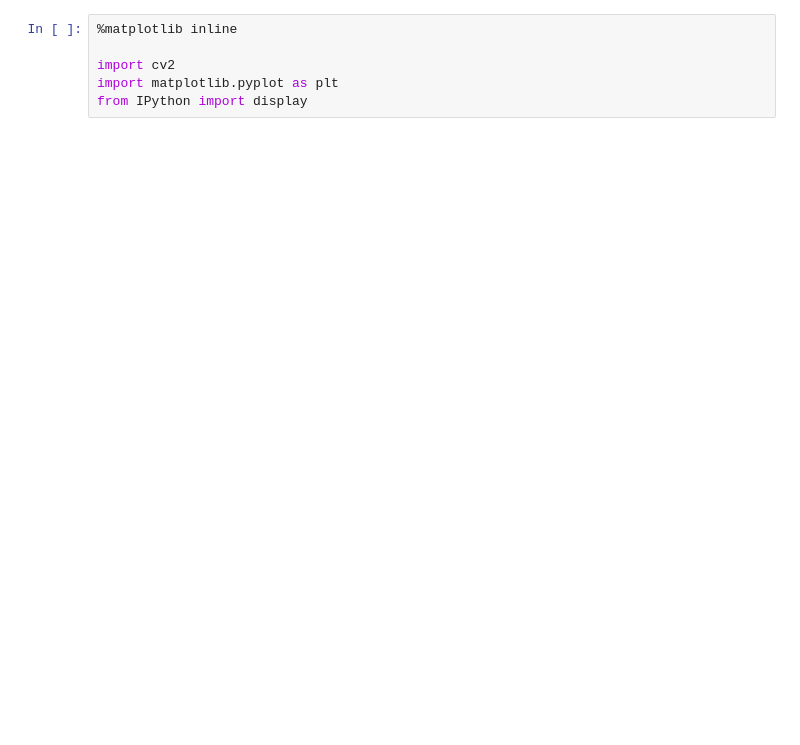
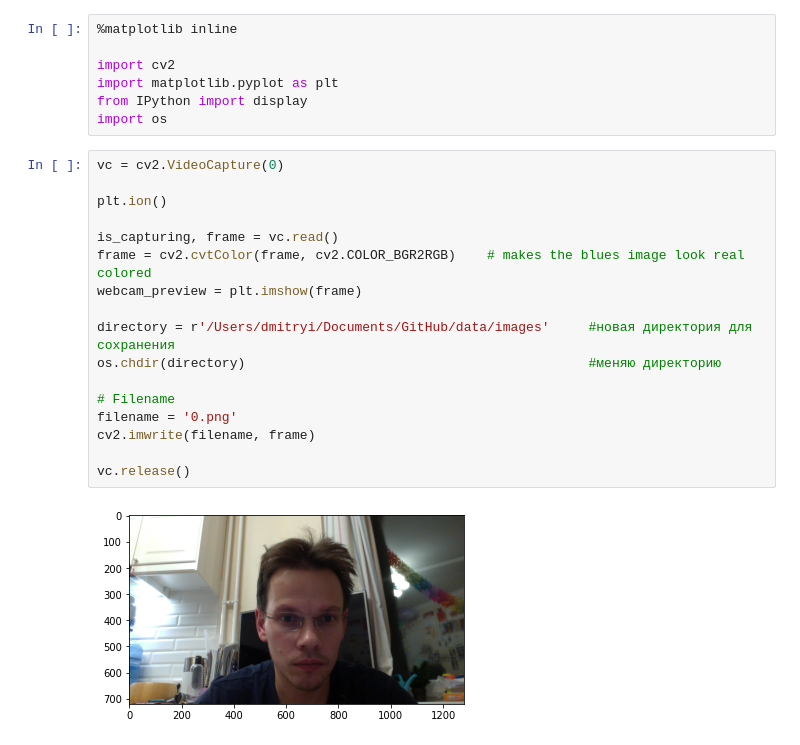
Before and after one commit to dmsukhanov/std, a Jupyter notebook: webcam_image.ipynb, the cells around one changed output. Cells and saved outputs as stored; diff of their text form; blank space fills up the shorter version.

```diff
--- a/webcam_image.ipynb
+++ b/webcam_image.ipynb
@@ -4,6 +4,26 @@
 import cv2
 import matplotlib.pyplot as plt
 from IPython import display
+import os
+# %%
+vc = cv2.VideoCapture(0)
+
+plt.ion()
+
+is_capturing, frame = vc.read()
+frame = cv2.cvtColor(frame, cv2.COLOR_BGR2RGB)    # makes the blues image look real colored
+webcam_preview = plt.imshow(frame)
+
+directory = r'/Users/dmitryi/Documents/GitHub/data/images'     #новая директория для сохранения
+os.chdir(directory)                                            #меняю директорию
+
+# Filename
+filename = '0.png'
+cv2.imwrite(filename, frame)
+
+vc.release()
+# %% [output]
+[figure, added]
 # %%
 vc = cv2.VideoCapture(0)
 
```
Also changed, not shown: parts of 2 cells of this notebook.
